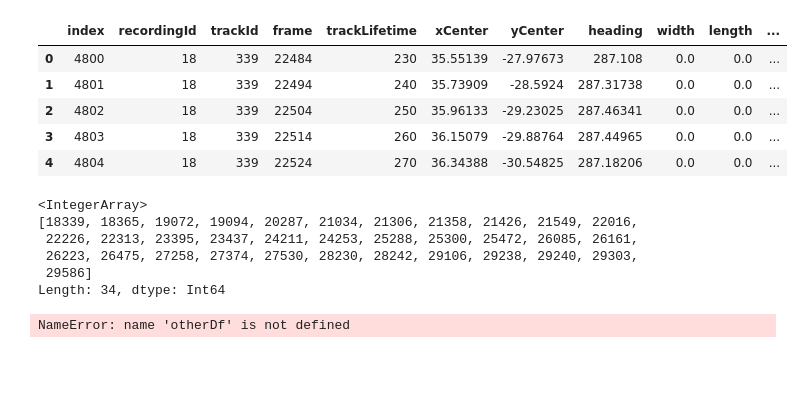
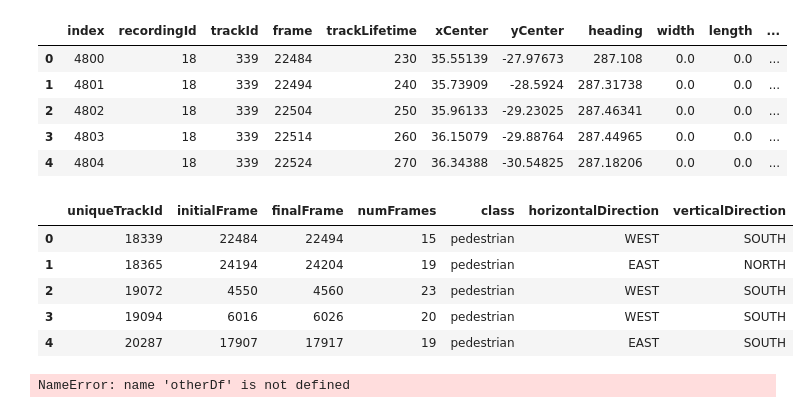
Before and after one commit to ika-rwth-aachen/drone-dataset-tools, a Jupyter notebook: src/notebooks/EDA-Scene.ipynb, the cells around one changed output. Cells and saved outputs as stored; diff of their text form; code cells hidden in the pictures; blank space fills up the shorter version.

```diff
--- a/src/notebooks/EDA-Scene.ipynb
+++ b/src/notebooks/EDA-Scene.ipynb
@@ -39,6 +39,7 @@ visualizer.showLocationSceneData(scene10, onlyClipped=True)
 [figure]
 # %%
 pedDf = scene10.getPedDataInSceneCorrdinates()
+pedMeta = scene10.getMeta()
 # %%
 pedDf.head()
 # %% [output]
@@ -49,14 +50,14 @@ pedDf.head()
 | 3 | 4803 | 18 | 339 | 22514 | 260 | 36.15079 | -29.88764 | 287.44965 | 0.0 | 0.0 | ... |
 | 4 | 4804 | 18 | 339 | 22524 | 270 | 36.34388 | -30.54825 | 287.18206 | 0.0 | 0.0 | ... |
 # %%
-pedDf["uniqueTrackId"].unique()
+pedMeta.head()
 # %% [output]
-<IntegerArray>
-[18339, 18365, 19072, 19094, 20287, 21034, 21306, 21358, 21426, 21549, 22016,
- 22226, 22313, 23395, 23437, 24211, 24253, 25288, 25300, 25472, 26085, 26161,
- 26223, 26475, 27258, 27374, 27530, 28230, 28242, 29106, 29238, 29240, 29303,
- 29586]
-Length: 34, dtype: Int64
+|  | uniqueTrackId | initialFrame | finalFrame | numFrames | class | horizontalDirection | verticalDirection |
+| 0 | 18339 | 22484 | 22494 | 15 | pedestrian | WEST | SOUTH |
+| 1 | 18365 | 24194 | 24204 | 19 | pedestrian | EAST | NORTH |
+| 2 | 19072 | 4550 | 4560 | 23 | pedestrian | WEST | SOUTH |
+| 3 | 19094 | 6016 | 6026 | 20 | pedestrian | WEST | SOUTH |
+| 4 | 20287 | 17907 | 17917 | 19 | pedestrian | EAST | SOUTH |
 # %%
 import seaborn as sns
 from tools.TrajectoryUtils import TrajectoryUtils
```
Also changed, not shown: 1 other file.
